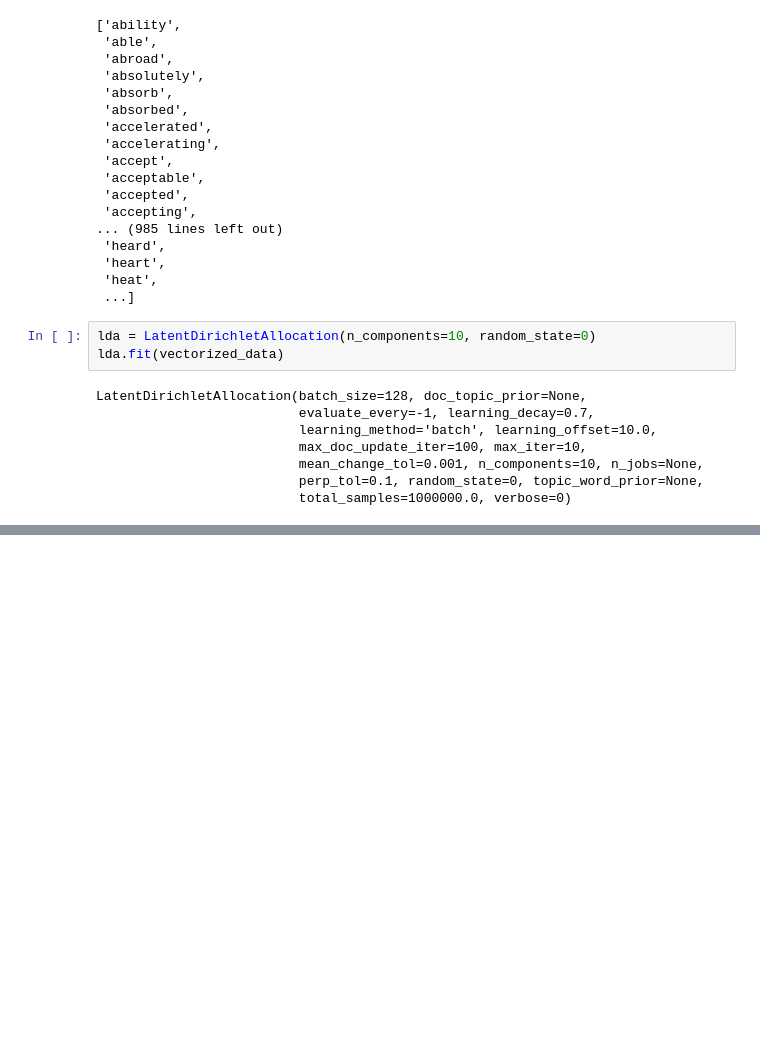
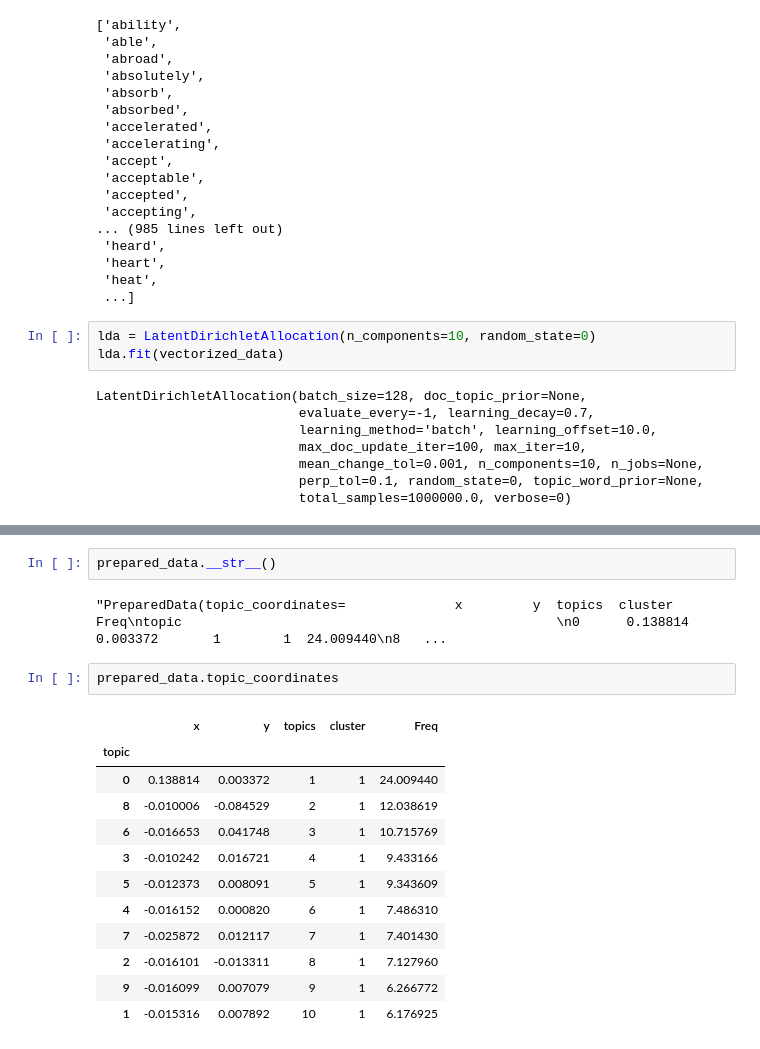
Before and after one commit to ServiceInnovationLab/bagel-jam, a Jupyter notebook: LDA visualisation.ipynb, the cells around one changed output, grey strips where cells are left out. Saved outputs shown, nothing was run; the diff lists cells and outputs as text; blank space fills up the shorter version.

```diff
--- a/LDA visualisation.ipynb
+++ b/LDA visualisation.ipynb
@@ -75,0 +101,19 @@ prepared_data
+# %%
+prepared_data.__str__()
+# %% [output]
+"PreparedData(topic_coordinates=              x         y  topics  cluster       Freq\ntopic                                                \n0      0.138814  0.003372       1        1  24.009440\n8   ...
+# %%
+prepared_data.topic_coordinates
+# %% [output]
+|  | x | y | topics | cluster | Freq |
+| topic |  |  |  |  |  |
+| 0 | 0.138814 | 0.003372 | 1 | 1 | 24.009440 |
+| 8 | -0.010006 | -0.084529 | 2 | 1 | 12.038619 |
+| 6 | -0.016653 | 0.041748 | 3 | 1 | 10.715769 |
+| 3 | -0.010242 | 0.016721 | 4 | 1 | 9.433166 |
+| 5 | -0.012373 | 0.008091 | 5 | 1 | 9.343609 |
+| 4 | -0.016152 | 0.000820 | 6 | 1 | 7.486310 |
+| 7 | -0.025872 | 0.012117 | 7 | 1 | 7.401430 |
+| 2 | -0.016101 | -0.013311 | 8 | 1 | 7.127960 |
+| 9 | -0.016099 | 0.007079 | 9 | 1 | 6.266772 |
+| 1 | -0.015316 | 0.007892 | 10 | 1 | 6.176925 |
```
Also changed, not shown: parts of 7 cells of this notebook.
